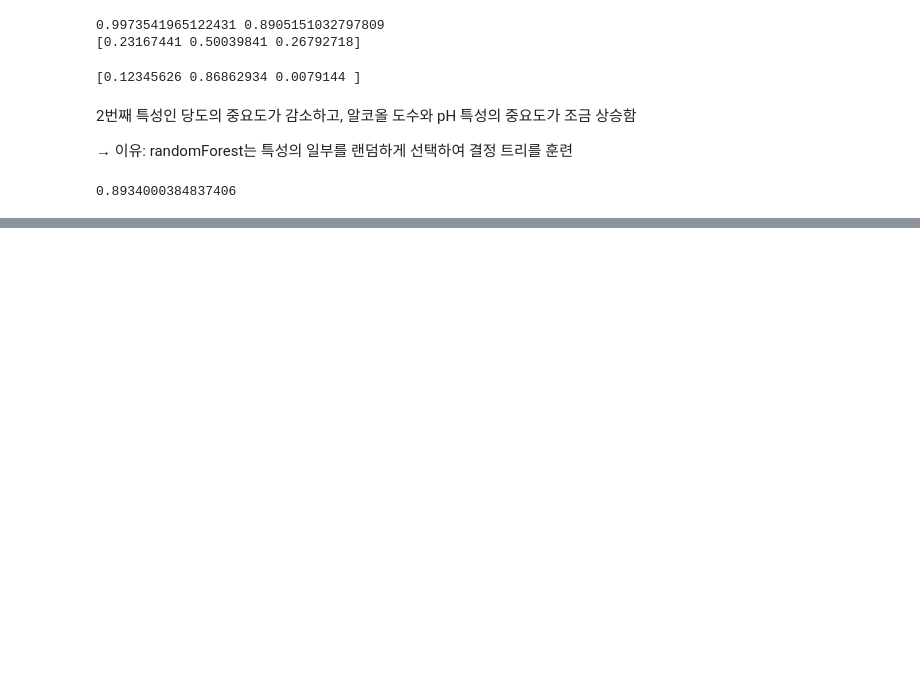
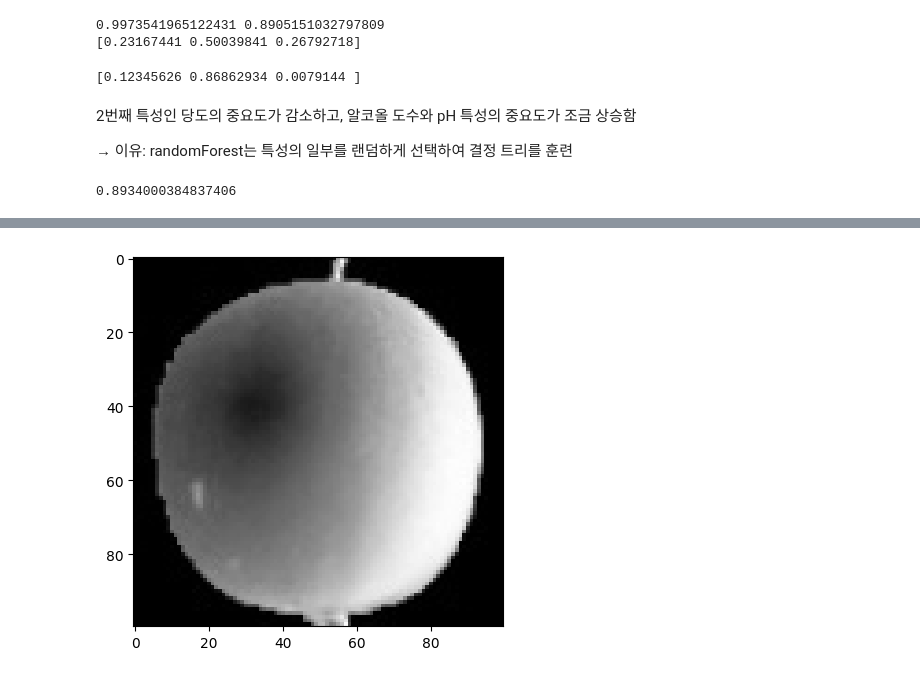
Before and after one commit to allyreum/R_study, a Jupyter notebook: 혼공머신.ipynb, the cells around one changed output, grey strips where cells are left out. Cells and saved outputs as stored; diff of their text form; code cells hidden in the pictures; blank space fills up the shorter version.

```diff
--- a/혼공머신.ipynb
+++ b/혼공머신.ipynb
@@ -1439,0 +1470,7 @@ print(rf.oob_score_)
+# %%
+import numpy as np
+import matplotlib.pyplot as plt
+
+fruits = np.load('fruits_300.npy')
+print(fruits.shape)
+print(fruits[0,0,:])
@@ -1439,0 +1485,6 @@ print(rf.oob_score_)
+# %%
+# imshow(): numpy 배열로 저장된 이미지 그리기
+plt.imshow(fruits[0], cmap = 'gray')
+plt.show()
+# %% [output]
+[figure, added]
```
Also changed, not shown: parts of 17 cells of this notebook.
